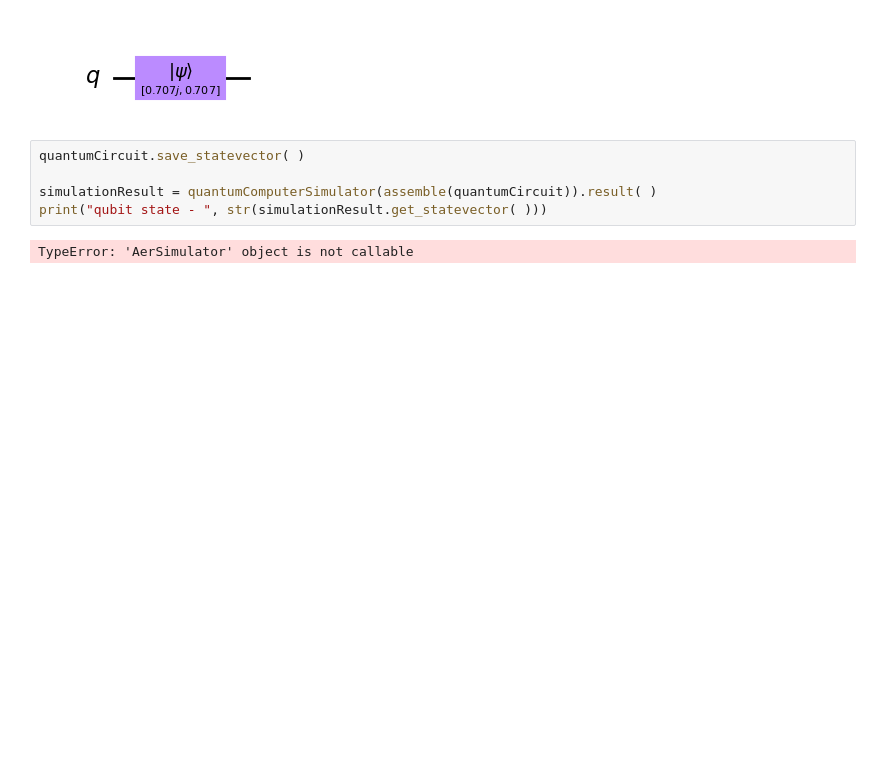
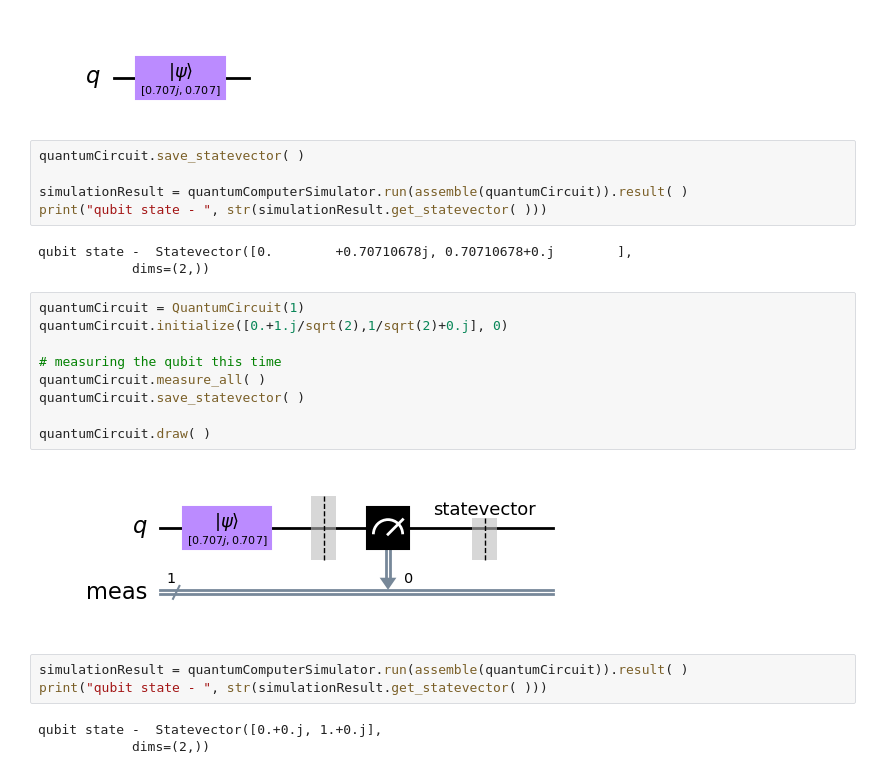
Before and after one commit to Archisman-Mridha/quantum-computing, a Jupyter notebook: notebook.ipynb, the cells around one changed output. Drawn from its saved outputs; the diff is of its cells as text; blank space fills up the shorter version.

```diff
--- a/notebook.ipynb
+++ b/notebook.ipynb
@@ -204,7 +194,25 @@ quantumCircuit.draw( )
 # %%
 quantumCircuit.save_statevector( )
 
-simulationResult = quantumComputerSimulator(assemble(quantumCircuit)).result( )
+simulationResult = quantumComputerSimulator.run(assemble(quantumCircuit)).result( )
 print("qubit state - ", str(simulationResult.get_statevector( )))
 # %% [output]
-TypeError: 'AerSimulator' object is not callable
+qubit state -  Statevector([0.        +0.70710678j, 0.70710678+0.j        ],
+            dims=(2,))
+# %%
+quantumCircuit = QuantumCircuit(1)
+quantumCircuit.initialize([0.+1.j/sqrt(2),1/sqrt(2)+0.j], 0)
+
+# measuring the qubit this time
+quantumCircuit.measure_all( )
+quantumCircuit.save_statevector( )
+
+quantumCircuit.draw( )
+# %% [output]
+[figure, added]
+# %%
+simulationResult = quantumComputerSimulator.run(assemble(quantumCircuit)).result( )
+print("qubit state - ", str(simulationResult.get_statevector( )))
+# %% [output]
+qubit state -  Statevector([0.+0.j, 1.+0.j],
+            dims=(2,))
```
Also changed, not shown: parts of 2 cells of this notebook.
